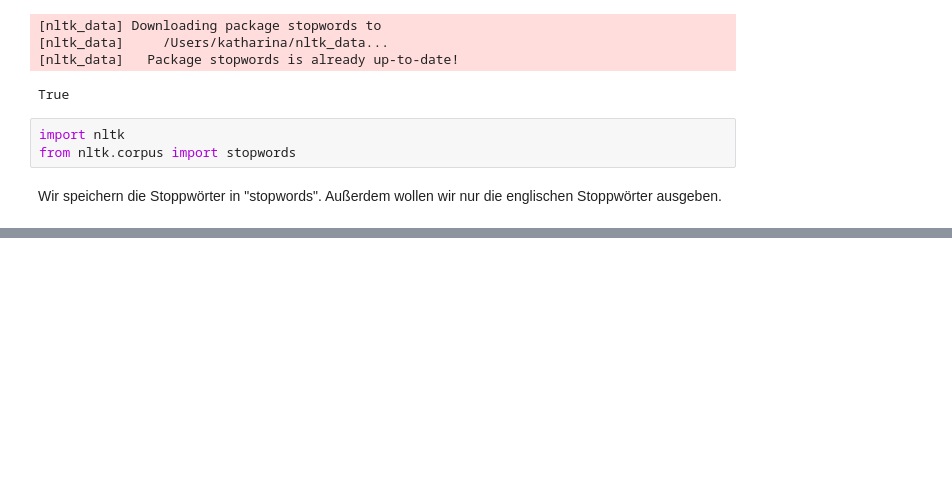
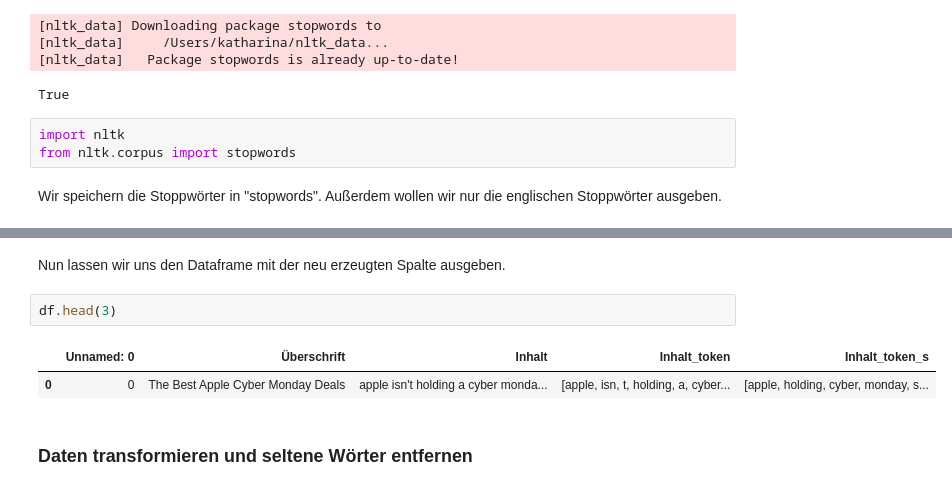
Before and after one commit to MaxxFile/homework-1, a Jupyter notebook: notebooks/03-textmining.ipynb, the cells around one changed output, grey strips where cells are left out. Cells and saved outputs as stored; diff of their text form; blank space fills up the shorter version.

```diff
--- a/notebooks/03-textmining.ipynb
+++ b/notebooks/03-textmining.ipynb
@@ -90,0 +90,9 @@ KeyError: 'Inhalt_token'
+# %% [markdown]
+Nun lassen wir uns den Dataframe mit der neu erzeugten Spalte ausgeben.
+# %%
+df.head(3)
+# %% [output]
+|  | Unnamed: 0 | Überschrift | Inhalt | Inhalt_token | Inhalt_token_s |
+| 0 | 0 | The Best Apple Cyber Monday Deals | apple isn't holding a cyber monda... | [apple, isn, t, holding, a, cyber... | [apple, holding, cyber, monday, s... |
+# %% [markdown]
+### Daten transformieren und seltene Wörter entfernen
```
Also changed, not shown: parts of 30 cells of this notebook, 4 other files.
